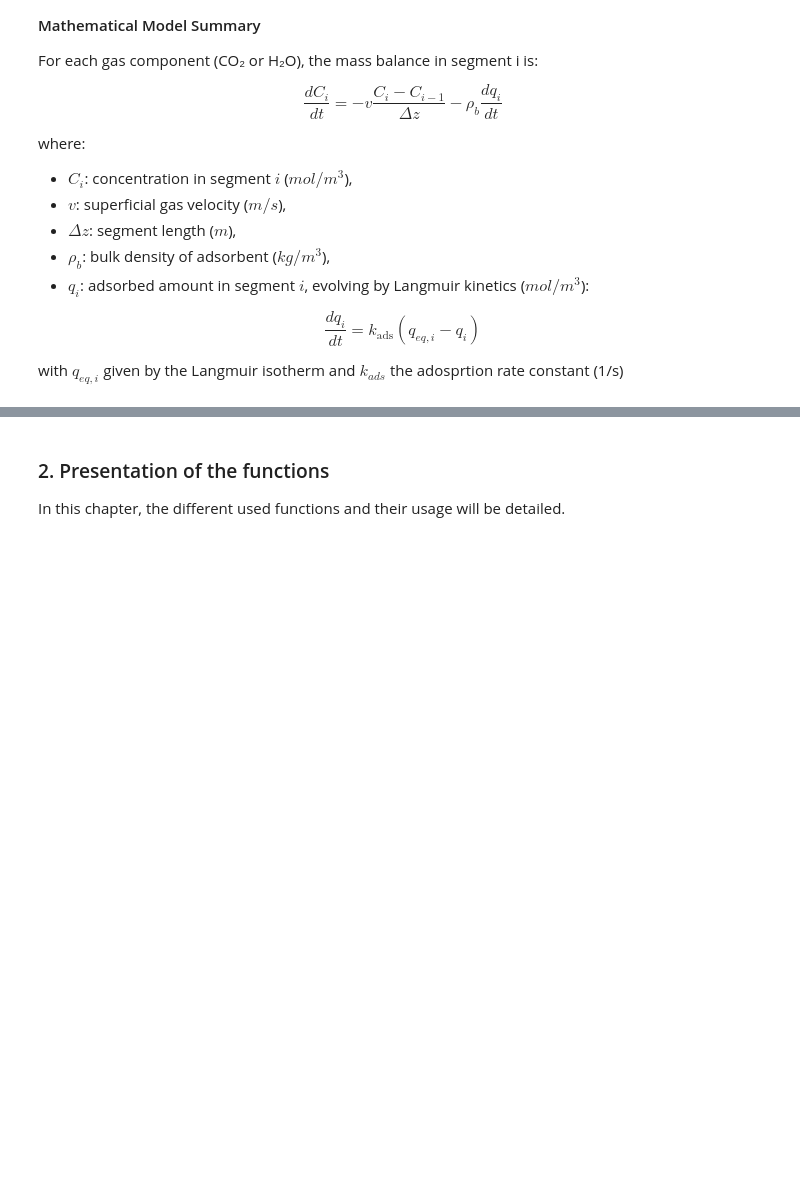
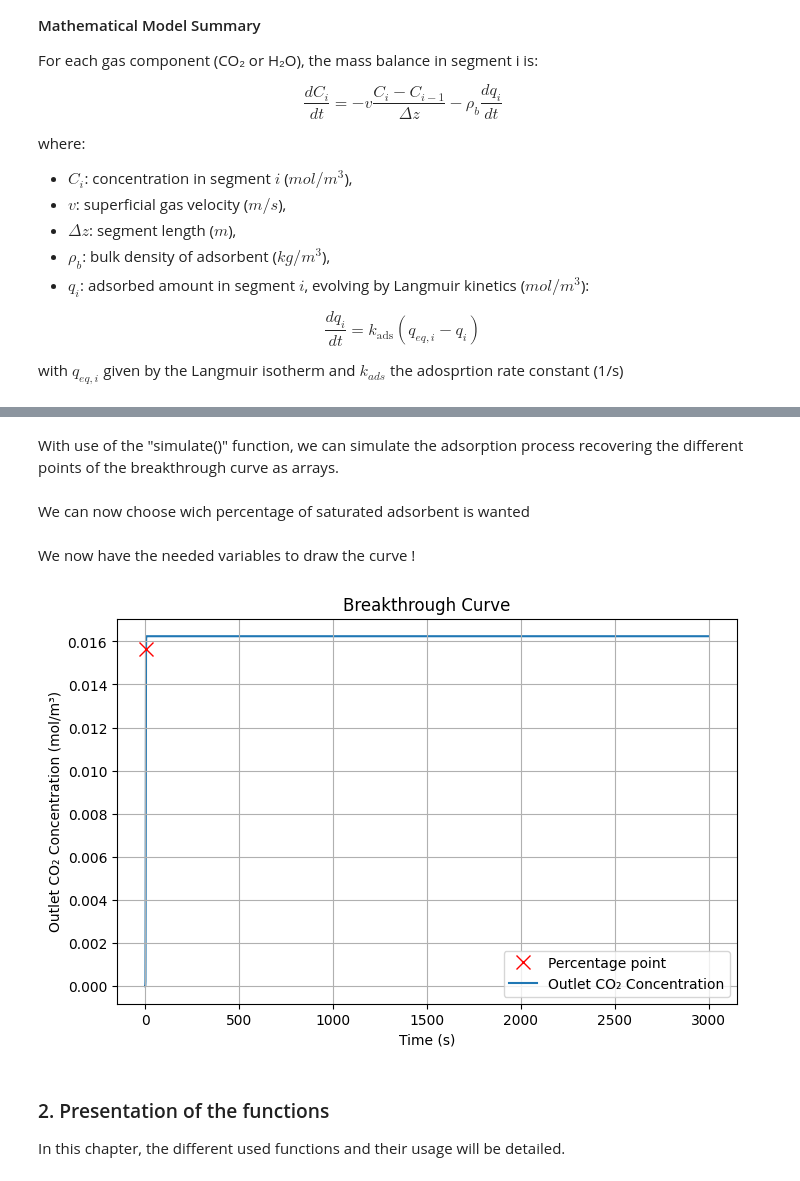
Before and after one commit to Julian-Barth/AdsorpSim, a Jupyter notebook: notebooks/project_report.ipynb, the cells around one changed output, grey strips where cells are left out. Saved outputs shown, nothing was run; the diff lists cells and outputs as text; code cells hidden in the pictures; blank space fills up the shorter version.

Commit message:
added the figure in the python notebook

```diff
--- a/notebooks/project_report.ipynb
+++ b/notebooks/project_report.ipynb
@@ -184,3 +201,28 @@ TypeError: Adsorbent_Langmuir.__init__() got an unexpected keyword argument 'q_m
+# %%
+Reactor = Bed(
+    length=1.0,
+    diameter=0.01,
+    flow_rate=0.01,
+    num_segments=100,
+    total_time=3000,
+    adsorbent=carbon,
+    humidity_percentage=0
+)
+# %% [markdown]
+With use of the "simulate()" function, we can simulate the adsorption process recovering the different points of the breakthrough curve as arrays.
+# %%
+t, outlet_CO2, outlet_H2O = Reactor.simulate()
+# %% [markdown]
+We can now choose wich percentage of saturated adsorbent is wanted
+# %%
+wanted_percentage=90
+pc_point_x, pc_point_y = get_percentage_point(wanted_percentage,t,outlet_CO2)
+# %% [markdown]
+We now have the needed variables to draw the curve !
+# %%
+fig=plot_the_graph(t,outlet_CO2,outlet_H2O,pc_point_x,pc_point_y)
+# %% [output]
+[figure, added]
 # %% [markdown]
 ### 2. Presentation of the functions
 
```
Also changed, not shown: parts of 5 cells of this notebook.
